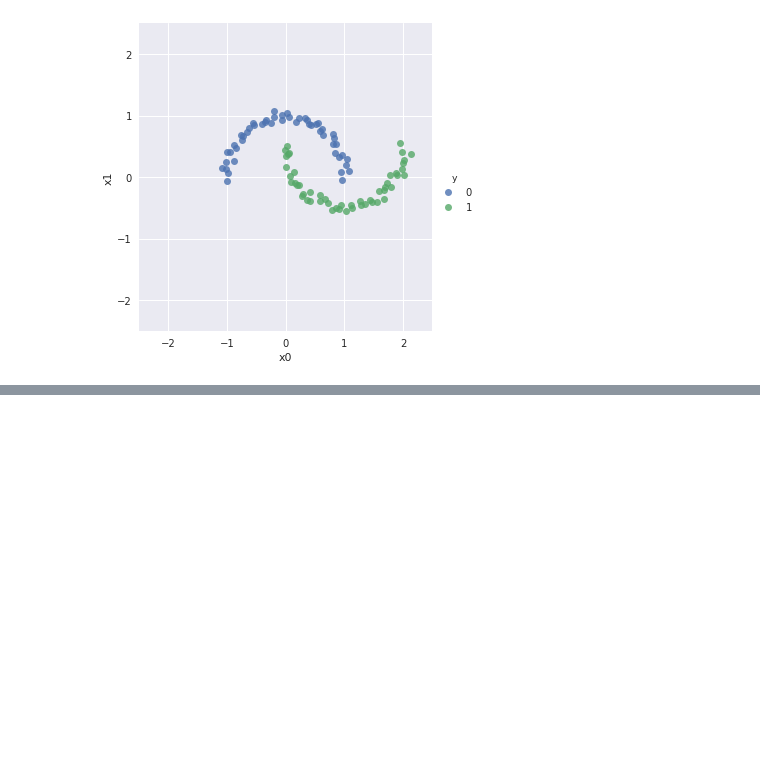
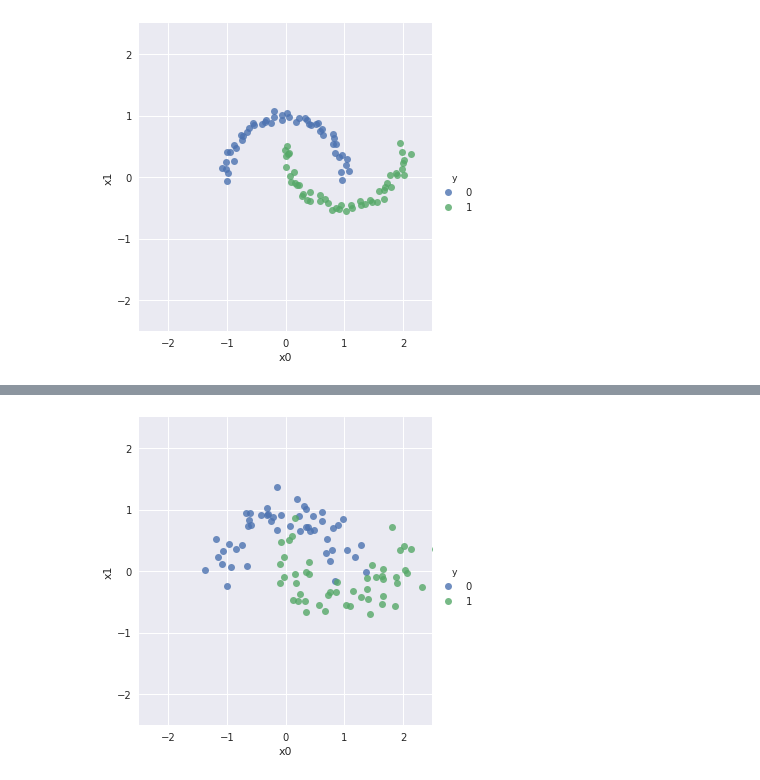
Before and after one commit to kookoowaa/ML_with_GCP, a Jupyter notebook: 05-3 Support vector machine.ipynb, the cells around one changed output, grey strips where cells are left out. Drawn from its saved outputs; the diff is of its cells as text; code cells hidden in the pictures; blank space fills up the shorter version.

```diff
--- a/05-3 Support vector machine.ipynb
+++ b/05-3 Support vector machine.ipynb
@@ -110,0 +162,9 @@ plot_scatter(mins = -2.5, maxs = 2.5)
+# %%
+from sklearn.datasets import make_moons
+X_dataset, y_dataset = make_moons(n_samples=100, noise = 0.2, random_state=42)
+dataset = pd.DataFrame(X_dataset, columns = ['x0', 'x1'])
+dataset['y'] = y_dataset
+
+plot_scatter(mins=-2.5, maxs=2.5)
+# %% [output]
+[figure, added]
```
Also changed, not shown: parts of 9 cells of this notebook.
